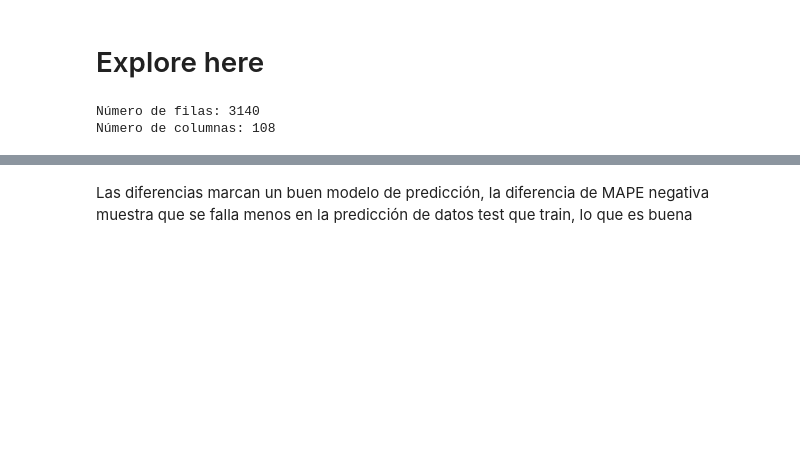
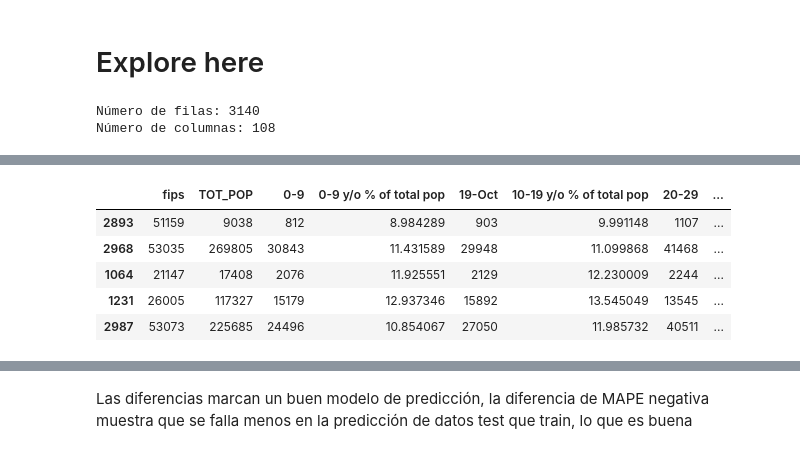
Before and after one commit to pdeleonsoria/Regresion-Lineal-Regularizada, a Jupyter notebook: src/explore.ipynb, the cells around one changed output, grey strips where cells are left out. Cells and saved outputs as stored; diff of their text form; code cells hidden in the pictures; blank space fills up the shorter version.

```diff
--- a/src/explore.ipynb
+++ b/src/explore.ipynb
@@ -87,0 +65,9 @@ total_datos.head()
+# %%
+X_test.head()
+# %% [output]
+|  | fips | TOT_POP | 0-9 | 0-9 y/o % of total pop | 19-Oct | 10-19 y/o % of total pop | 20-29 | ... |
+| 2893 | 51159 | 9038 | 812 | 8.984289 | 903 | 9.991148 | 1107 | ... |
+| 2968 | 53035 | 269805 | 30843 | 11.431589 | 29948 | 11.099868 | 41468 | ... |
+| 1064 | 21147 | 17408 | 2076 | 11.925551 | 2129 | 12.230009 | 2244 | ... |
+| 1231 | 26005 | 117327 | 15179 | 12.937346 | 15892 | 13.545049 | 13545 | ... |
+| 2987 | 53073 | 225685 | 24496 | 10.854067 | 27050 | 11.985732 | 40511 | ... |
```
Also changed, not shown: parts of 13 cells of this notebook, 1 other file.
